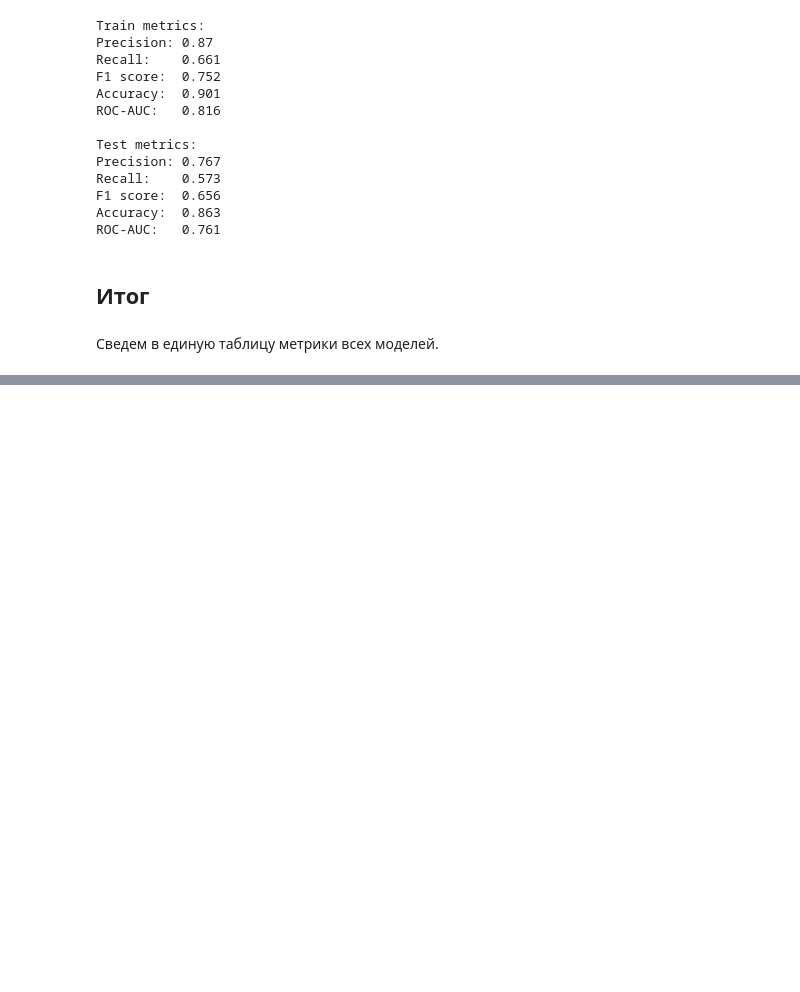
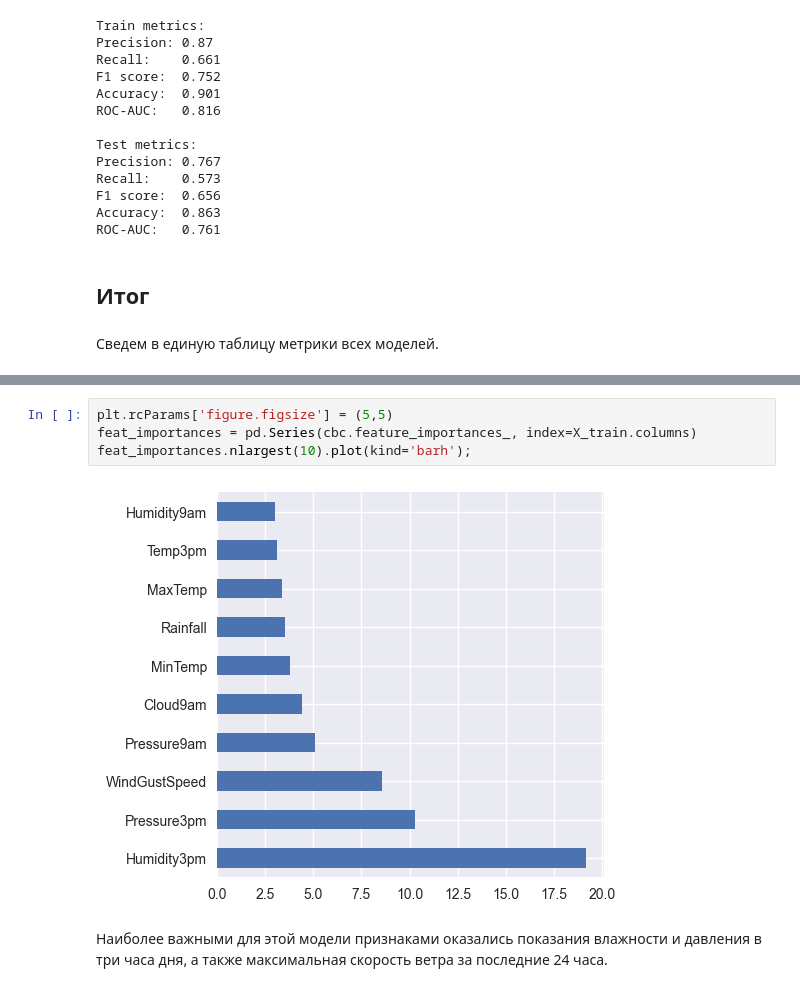
Before and after one commit to khav-i/ml_works, a Jupyter notebook: Weather Prediction/weather_prediction.ipynb, the cells around one changed output, grey strips where cells are left out. Cells and saved outputs as stored; diff of their text form; blank space fills up the shorter version.

```diff
--- a/Weather Prediction/weather_prediction.ipynb
+++ b/Weather Prediction/weather_prediction.ipynb
@@ -1532,0 +1536,8 @@ pd.DataFrame(
+# %%
+plt.rcParams['figure.figsize'] = (5,5)
+feat_importances = pd.Series(cbc.feature_importances_, index=X_train.columns)
+feat_importances.nlargest(10).plot(kind='barh');
+# %% [output]
+[figure, added]
+# %% [markdown]
+Наиболее важными для этой модели признаками оказались показания влажности и давления в три часа дня, а также максимальная скорость ветра за последние 24 часа.
```
Also changed, not shown: parts of 12 cells of this notebook, 5 other files.
